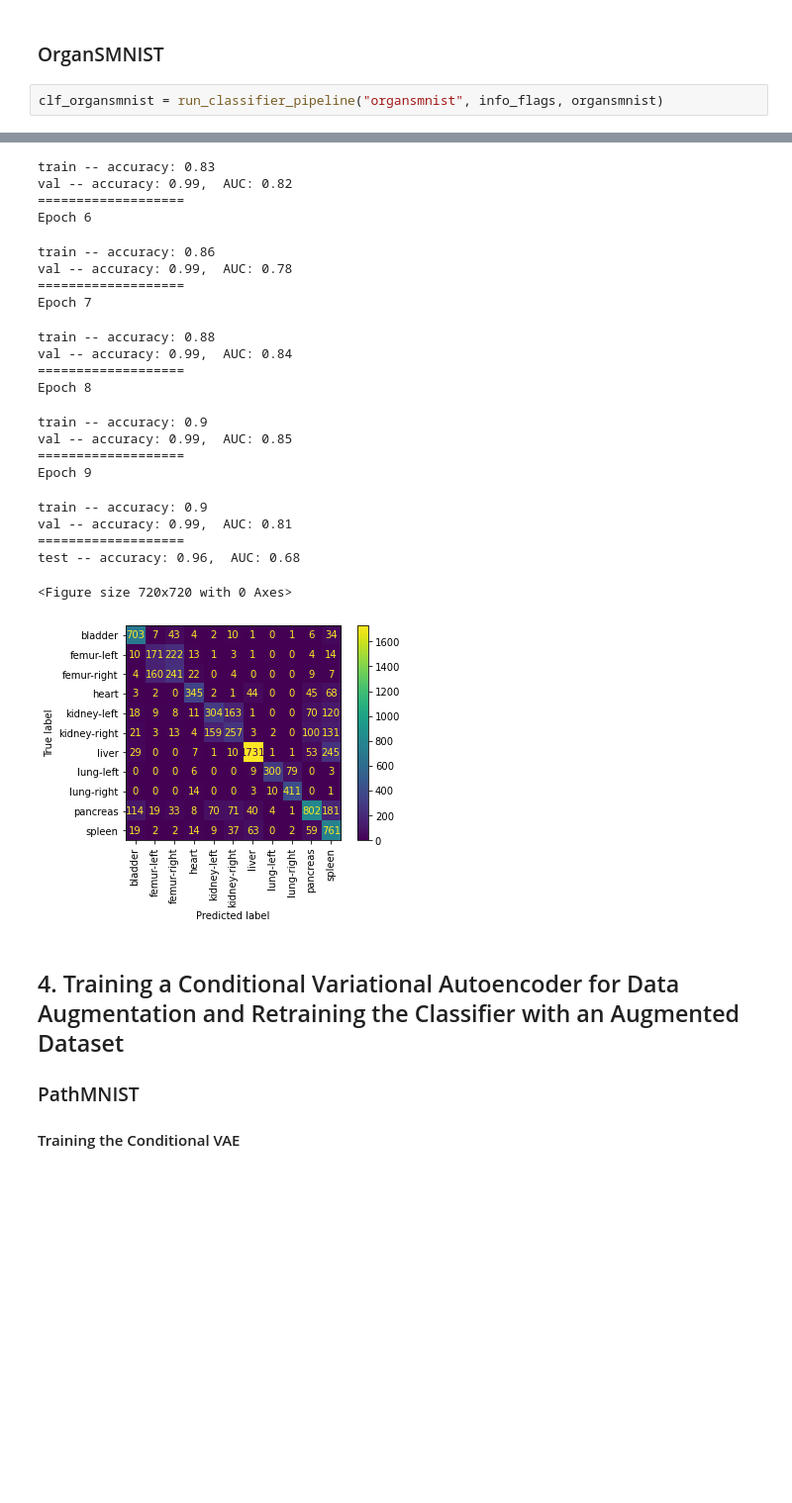
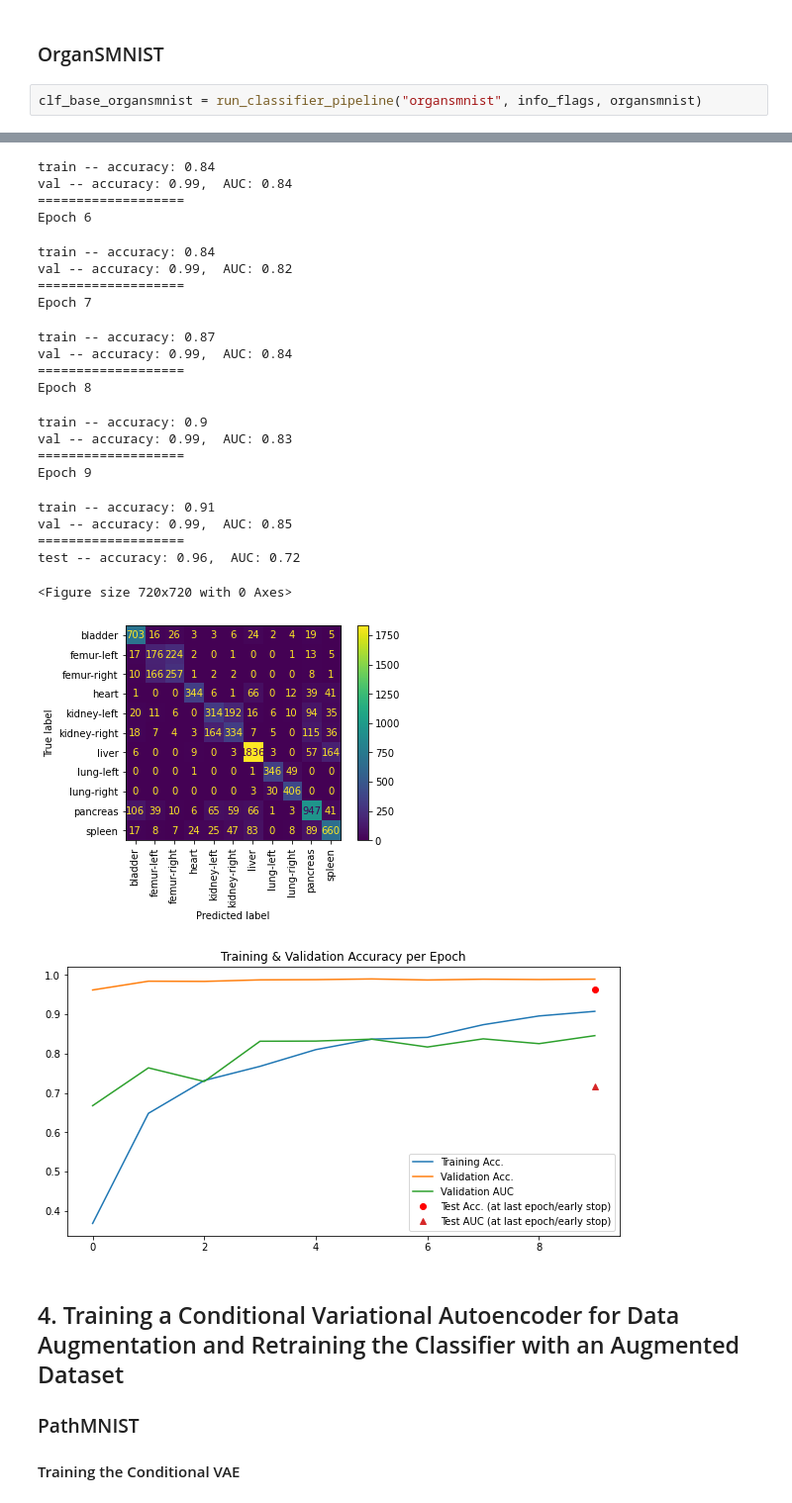
Before and after one commit to qlero/medical_data_augmentation, a Jupyter notebook: generative_models.ipynb, the cells around one changed output, grey strips where cells are left out. Shown at 99% size. Drawn from its saved outputs; the diff is of its cells as text; blank space fills up the shorter version.

```diff
--- a/generative_models.ipynb
+++ b/generative_models.ipynb
@@ -620,7 +627,7 @@ test -- accuracy: 0.99,  AUC: 0.86
 # %% [markdown]
 ### OrganSMNIST
 # %%
-clf_organsmnist = run_classifier_pipeline("organsmnist", info_flags, organsmnist)
+clf_base_organsmnist = run_classifier_pipeline("organsmnist", info_flags, organsmnist)
 # %% [output]
 {
   "python_class": "OrganSMNIST",
@@ -660,27 +667,28 @@ val -- accuracy: 0.99,  AUC: 0.8
 ===================
 Epoch 5
-train -- accuracy: 0.83
-val -- accuracy: 0.99,  AUC: 0.82
+train -- accuracy: 0.84
+val -- accuracy: 0.99,  AUC: 0.84
 ===================
 Epoch 6
-train -- accuracy: 0.86
-val -- accuracy: 0.99,  AUC: 0.78
+train -- accuracy: 0.84
+val -- accuracy: 0.99,  AUC: 0.82
 ===================
 Epoch 7
-train -- accuracy: 0.88
+train -- accuracy: 0.87
 val -- accuracy: 0.99,  AUC: 0.84
 ===================
 Epoch 8
 train -- accuracy: 0.9
-val -- accuracy: 0.99,  AUC: 0.85
+val -- accuracy: 0.99,  AUC: 0.83
 ===================
 Epoch 9
-train -- accuracy: 0.9
-val -- accuracy: 0.99,  AUC: 0.81
+train -- accuracy: 0.91
+val -- accuracy: 0.99,  AUC: 0.85
 ===================
-test -- accuracy: 0.96,  AUC: 0.68
+test -- accuracy: 0.96,  AUC: 0.72
 <Figure size 720x720 with 0 Axes>
-[figure, old version]
+[figure, new version]
+[figure, added]
 # %% [markdown]
 ## 4. Training a Conditional Variational Autoencoder for Data Augmentation and Retraining the Classifier with an Augmented Dataset
 
```
Also changed, not shown: parts of 33 cells of this notebook, 1 other file.
